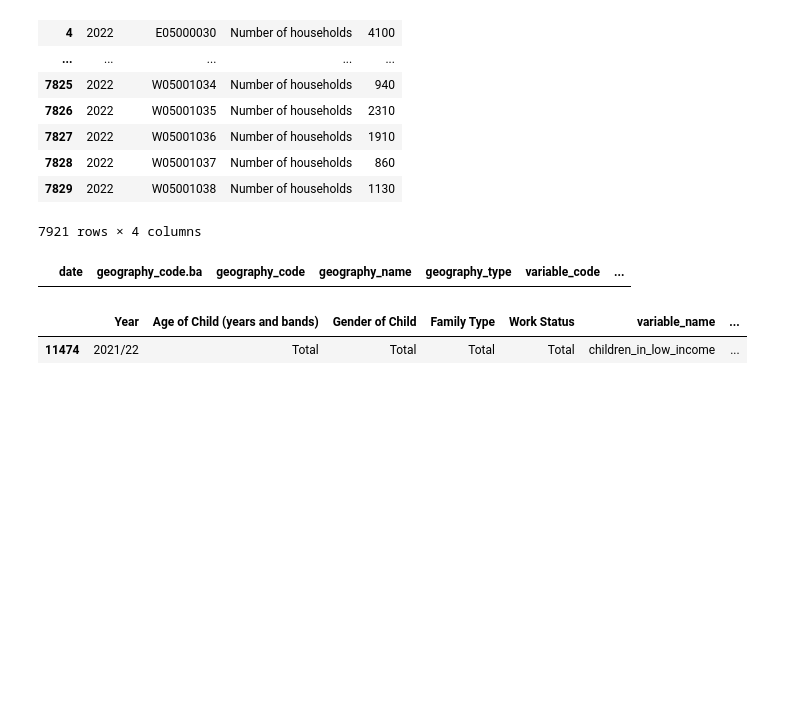
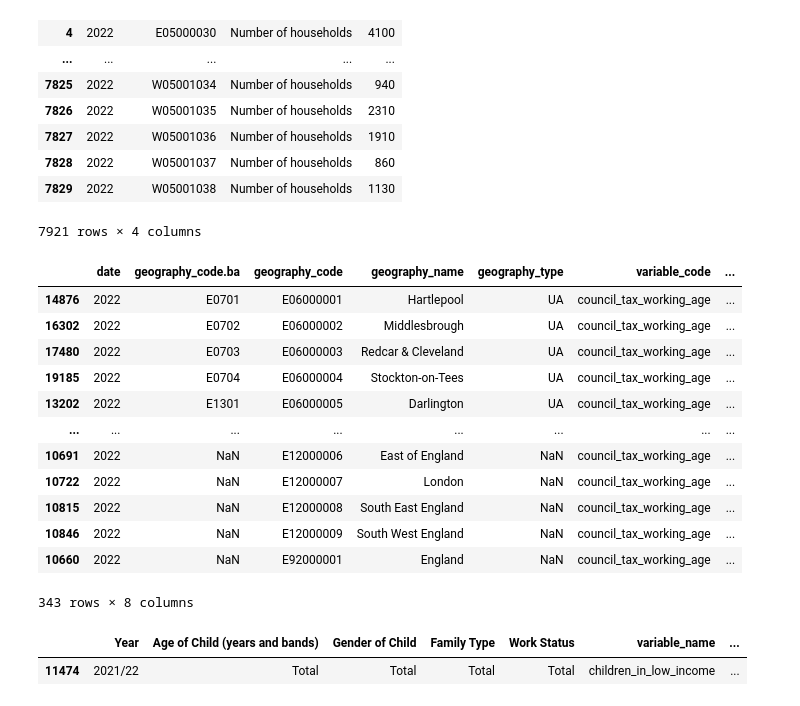
Before and after one commit to open-innovations/jrf-insight, a Jupyter notebook: pipelines/place/transform.ipynb, the cells around one changed output. Cells and saved outputs as stored; diff of their text form; code cells hidden in the pictures; blank space fills up the shorter version.

```diff
--- a/pipelines/place/transform.ipynb
+++ b/pipelines/place/transform.ipynb
@@ -101,14 +101,27 @@ households
 # %%
 council_tax_data = pd.read_csv(f'{DATA_DIR}/council-tax-support/council-tax-support.csv')
 #council_tax_data = council_tax_data[council_tax_data.date == max(council_tax_data.date)]
 council_tax_data['date'] = pd.to_datetime(council_tax_data['date'])
 council_tax_data['date'] = council_tax_data['date'].dt.year
-council_tax_data = council_tax_data.loc[council_tax_data.groupby('geography_code')['date'].idxmax()]
+council_tax_data = council_tax_data.loc[council_tax_data.groupby(['geography_code', 'variable_name'])['date'].idxmax()]
 council_tax_data.replace("pensioners", "council_tax_pensioners", inplace=True)
 council_tax_data.replace("working_age", "council_tax_working_age", inplace=True)
-council_tax_data[council_tax_data.geography_code.str.startswith('E05')]
+council_tax_data[council_tax_data.variable_name == "council_tax_working_age"]
+#council_tax_data[council_tax_data.geography_code.str.startswith('E05')]
 # %% [output]
 |  | date | geography_code.ba | geography_code | geography_name | geography_type | variable_code | ... |
+| 14876 | 2022 | E0701 | E06000001 | Hartlepool | UA | council_tax_working_age | ... |
+| 16302 | 2022 | E0702 | E06000002 | Middlesbrough | UA | council_tax_working_age | ... |
+| 17480 | 2022 | E0703 | E06000003 | Redcar & Cleveland | UA | council_tax_working_age | ... |
+| 19185 | 2022 | E0704 | E06000004 | Stockton-on-Tees | UA | council_tax_working_age | ... |
+| 13202 | 2022 | E1301 | E06000005 | Darlington | UA | council_tax_working_age | ... |
+| ... | ... | ... | ... | ... | ... | ... | ... |
+| 10691 | 2022 | NaN | E12000006 | East of England | NaN | council_tax_working_age | ... |
+| 10722 | 2022 | NaN | E12000007 | London | NaN | council_tax_working_age | ... |
+| 10815 | 2022 | NaN | E12000008 | South East England | NaN | council_tax_working_age | ... |
+| 10846 | 2022 | NaN | E12000009 | South West England | NaN | council_tax_working_age | ... |
+| 10660 | 2022 | NaN | E92000001 | England | NaN | council_tax_working_age | ... |
+343 rows × 8 columns
 # %%
 clif_data = pd.read_csv(f'{DATA_DIR}/clif/clif_REL.csv')
 clif_data = clif_data[
```
Also changed, not shown: parts of 6 cells of this notebook, 4 other files.
